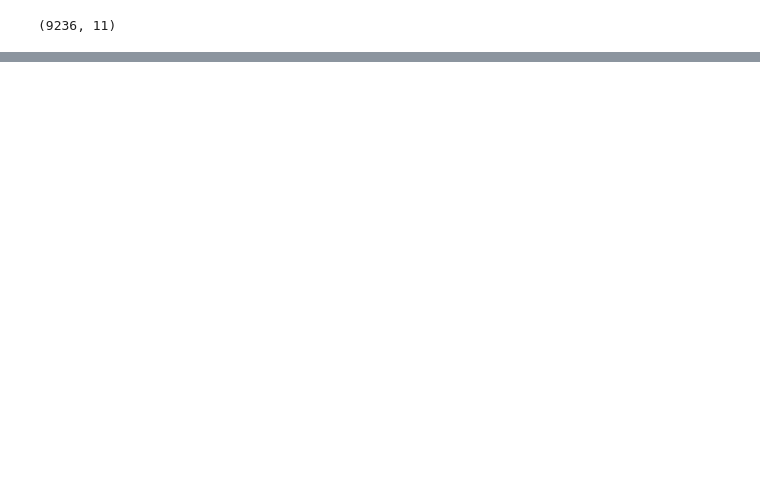
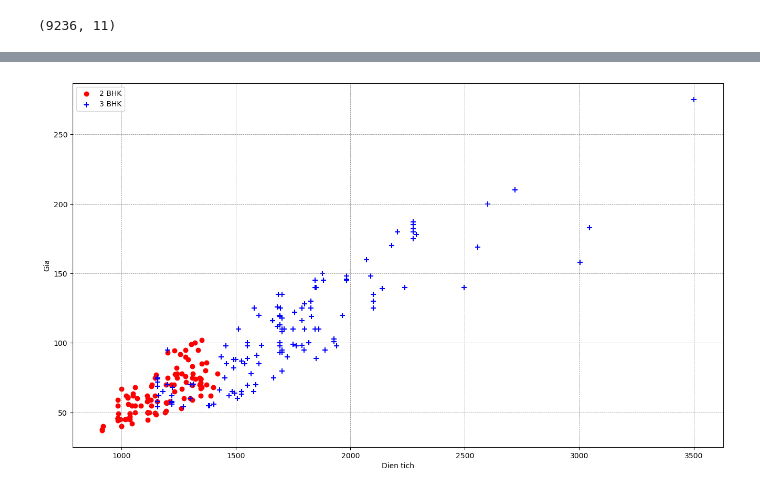
Before and after one commit to lquanh/FM-Lab, a Jupyter notebook: ML-ex/ex2/Data_Preprocessing.ipynb, the cells around one changed output, grey strips where cells are left out. Saved outputs shown, nothing was run; the diff lists cells and outputs as text; code cells hidden in the pictures; blank space fills up the shorter version.

```diff
--- a/ML-ex/ex2/Data_Preprocessing.ipynb
+++ b/ML-ex/ex2/Data_Preprocessing.ipynb
@@ -329,0 +429,4 @@ ValueError: Function did not transform
+# %%
+plot_scatter_chart(data9, "Sarjapur  Road")
+# %% [output]
+[figure, added]
```
Also changed, not shown: parts of 14 cells of this notebook, 1 other file.
